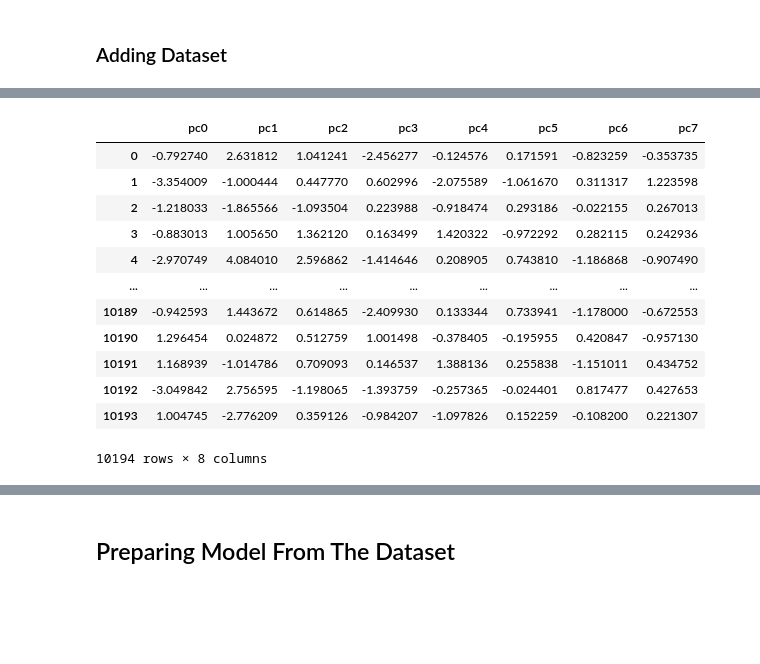
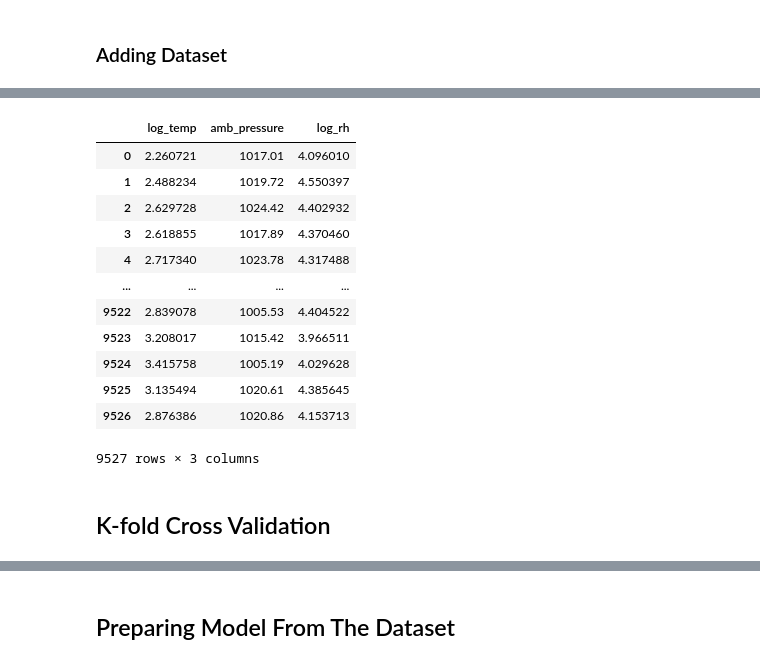
Before and after one commit to kunal-mallick/Energy_Production, a Jupyter notebook: Model Building/Model.ipynb, the cells around one changed output, grey strips where cells are left out. Cells and saved outputs as stored; diff of their text form; code cells hidden in the pictures; blank space fills up the shorter version.

```diff
--- a/Model Building/Model.ipynb
+++ b/Model Building/Model.ipynb
@@ -50,19 +39,21 @@ xtrain
-# %%
-xtest = pd.read_csv('https://raw.githubusercontent.com/kunal-mallick/Wild-Blueberry-Yield/Working/Feature%20Engineering%20%26%20Feature%20Extraction/xtest.csv')
-ytest = pd.read_csv('https://raw.githubusercontent.com/kunal-mallick/Wild-Blueberry-Yield/Working/Feature%20Engineering%20%26%20Feature%20Extraction/ytest.csv')
-
-xtest
-# %% [output]
-|  | pc0 | pc1 | pc2 | pc3 | pc4 | pc5 | pc6 | pc7 |
-| 0 | -0.792740 | 2.631812 | 1.041241 | -2.456277 | -0.124576 | 0.171591 | -0.823259 | -0.353735 |
-| 1 | -3.354009 | -1.000444 | 0.447770 | 0.602996 | -2.075589 | -1.061670 | 0.311317 | 1.223598 |
-| 2 | -1.218033 | -1.865566 | -1.093504 | 0.223988 | -0.918474 | 0.293186 | -0.022155 | 0.267013 |
-| 3 | -0.883013 | 1.005650 | 1.362120 | 0.163499 | 1.420322 | -0.972292 | 0.282115 | 0.242936 |
-| 4 | -2.970749 | 4.084010 | 2.596862 | -1.414646 | 0.208905 | 0.743810 | -1.186868 | -0.907490 |
-| ... | ... | ... | ... | ... | ... | ... | ... | ... |
-| 10189 | -0.942593 | 1.443672 | 0.614865 | -2.409930 | 0.133344 | 0.733941 | -1.178000 | -0.672553 |
-| 10190 | 1.296454 | 0.024872 | 0.512759 | 1.001498 | -0.378405 | -0.195955 | 0.420847 | -0.957130 |
-| 10191 | 1.168939 | -1.014786 | 0.709093 | 0.146537 | 1.388136 | 0.255838 | -1.151011 | 0.434752 |
-| 10192 | -3.049842 | 2.756595 | -1.198065 | -1.393759 | -0.257365 | -0.024401 | 0.817477 | 0.427653 |
-| 10193 | 1.004745 | -2.776209 | 0.359126 | -0.984207 | -1.097826 | 0.152259 | -0.108200 | 0.221307 |
-10194 rows × 8 columns
+# %%
+x = pd.read_csv(r'C:\Users\Kunal\Documents\GitHub\Energy_Production\Feature Engineering & Feature Extraction\x.csv')
+y = pd.read_csv(r'C:\Users\Kunal\Documents\GitHub\Energy_Production\Feature Engineering & Feature Extraction\y.csv')
+
+x
+# %% [output]
+|  | log_temp | amb_pressure | log_rh |
+| 0 | 2.260721 | 1017.01 | 4.096010 |
+| 1 | 2.488234 | 1019.72 | 4.550397 |
+| 2 | 2.629728 | 1024.42 | 4.402932 |
+| 3 | 2.618855 | 1017.89 | 4.370460 |
+| 4 | 2.717340 | 1023.78 | 4.317488 |
+| ... | ... | ... | ... |
+| 9522 | 2.839078 | 1005.53 | 4.404522 |
+| 9523 | 3.208017 | 1015.42 | 3.966511 |
+| 9524 | 3.415758 | 1005.19 | 4.029628 |
+| 9525 | 3.135494 | 1020.61 | 4.385645 |
+| 9526 | 2.876386 | 1020.86 | 4.153713 |
+9527 rows × 3 columns
+# %% [markdown]
+## K-fold Cross Validation
```
Also changed, not shown: parts of 64 cells of this notebook.
